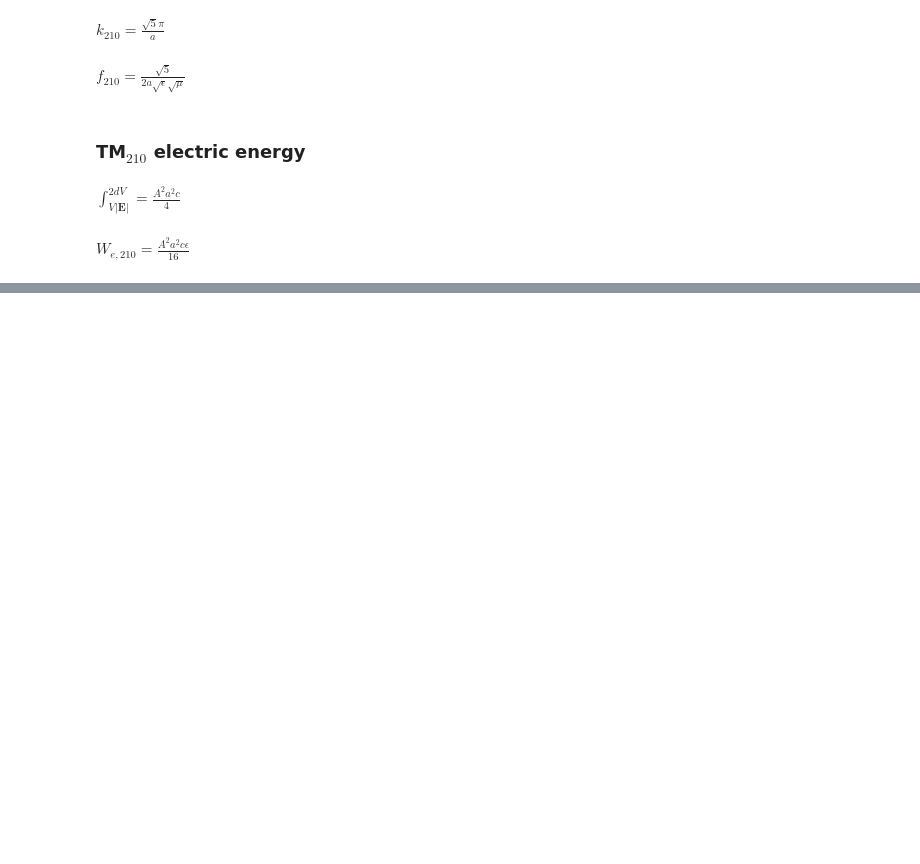
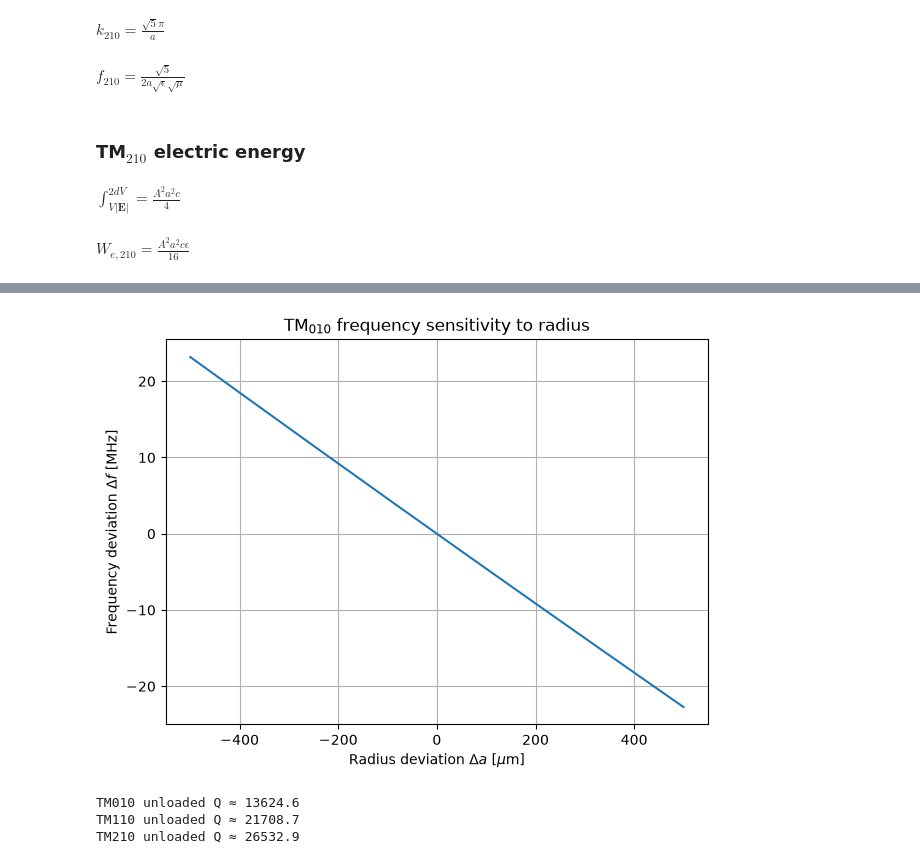
Before and after one commit to Deus-Ex-Machina2/PlasticToPower_EEE4022ProjectRepo, a Jupyter notebook: CPM_params_code.ipynb, the cells around one changed output, grey strips where cells are left out. Cells and saved outputs as stored; diff of their text form; code cells hidden in the pictures; blank space fills up the shorter version.

```diff
--- a/CPM_params_code.ipynb
+++ b/CPM_params_code.ipynb
@@ -1632,35 +1732,37 @@ and hence, to first order,
 # ============================================================
 # FREQUENCY ERROR DUE TO TM010 RADIUS ERROR
 # ============================================================
 
 # Manufacturing deviations
 delta_a_values = np.linspace(
     -500e-6,
     500e-6,
     501
 )
 
-f_ideal = x01 * c0 / (2*pi*a_cyl)
+f_ideal = x01 * c0 / (2*np.pi*a_cyl)
 
 f_perturbed = (
     x01 * c0
-    / (2*pi*(a_cyl + delta_a_values))
+    / (2*np.pi*(a_cyl + delta_a_values))
 )
 
 delta_f = f_perturbed - f_ideal
 
 plt.figure(figsize=(7, 5))
 
 plt.plot(
     delta_a_values * 1e6,
     delta_f / 1e6
 )
 
 plt.xlabel(r'Radius deviation $\Delta a$ [$\mu$m]')
 plt.ylabel(r'Frequency deviation $\Delta f$ [MHz]')
 plt.title(r'TM$_{010}$ frequency sensitivity to radius')
 plt.grid(True)
 plt.show()
+# %% [output]
+[figure, added]
 # %%
 # ============================================================
 # NUMERICAL UNLOADED Q FUNCTION
@@ -1704,7 +1806,7 @@ def cavity_Q(omega_value, W_value, Pc_value):
 # ============================================================
 
 # TM010
-omega010_num = 2*pi*f010_num
+omega010_num = 2*np.pi*f010_num
 
 Q010_num = (
     omega010_num
@@ -1713,13 +1815,13 @@ Q010_num = (
     * c_cyl
     /
     (
-        Rs_al
-        * (2*c_cyl + a_cyl)
+        2 * Rs_al
+        * (a_cyl + c_cyl)
     )
 )
 
 # TM110
-omega110_num = 2*pi*f110_num
+omega110_num = 2*np.pi*f110_num
 
 Q110_num = (
     omega110_num
@@ -1728,13 +1830,13 @@ Q110_num = (
     * c_cyl
     /
     (
-        Rs_al
-        * (2*c_cyl + a_cyl)
+        2 * Rs_al
+        * (a_cyl + c_cyl)
     )
 )
 
 # TM210
-omega210_num = 2*pi*f210_num
+omega210_num = 2*np.pi*f210_num
 
 Q210_num = (
     omega210_num
@@ -1743,11 +1845,15 @@ Q210_num = (
     * c_sq
     /
     (
-        Rs_al
-        * (2*c_sq + a_sq)
+        2 * Rs_al
+        * (a_sq + 2*c_sq)
     )
 )
 
 print(f"TM010 unloaded Q ≈ {Q010_num:.1f}")
 print(f"TM110 unloaded Q ≈ {Q110_num:.1f}")
 print(f"TM210 unloaded Q ≈ {Q210_num:.1f}")
+# %% [output]
+TM010 unloaded Q ≈ 13624.6
+TM110 unloaded Q ≈ 21708.7
+TM210 unloaded Q ≈ 26532.9
```
Also changed, not shown: parts of 15 cells of this notebook.
